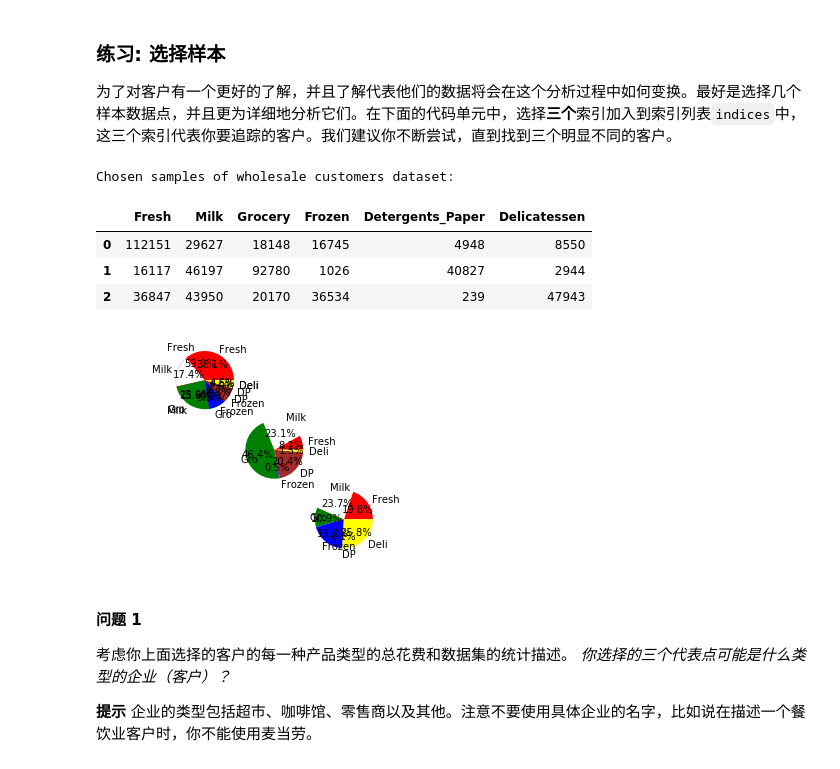
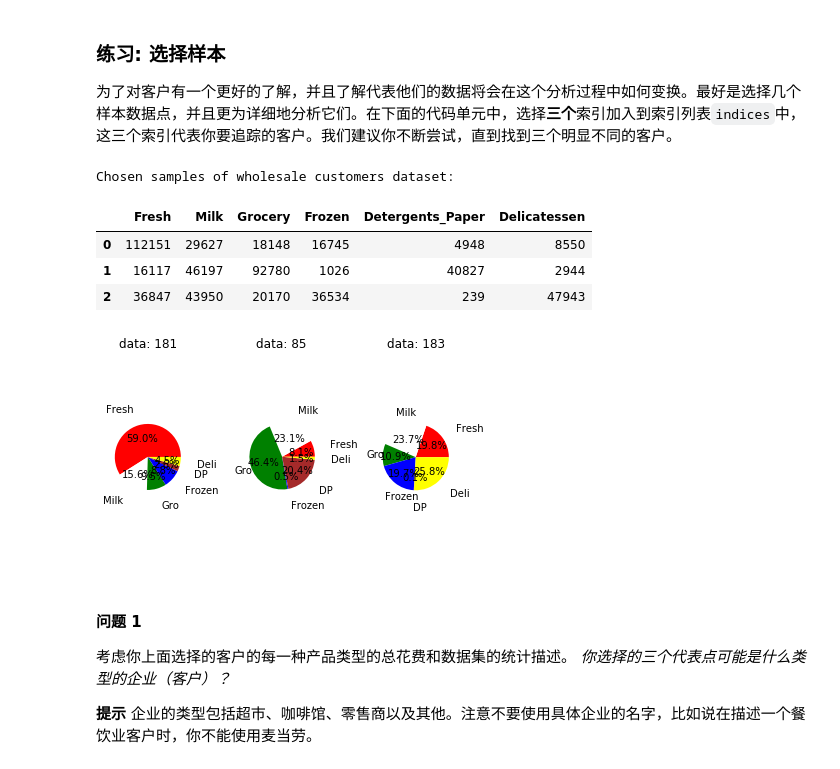
Before and after one commit to fengdasuk19/Udacity-MachineLearningNanoDegree, a Jupyter notebook: projects/customer_segments.old/customer_segments.ipynb, the cells around one changed output. Saved outputs shown, nothing was run; the diff lists cells and outputs as text; code cells hidden in the pictures.

Commit message:
Add some pies in subplots. Q1 and Q8 finished. Last thing 2 be done: data around Q3 need to be formatting.

```diff
--- a/projects/customer_segments.old/customer_segments.ipynb
+++ b/projects/customer_segments.old/customer_segments.ipynb
@@ -57,40 +65,45 @@ display(data.describe())
 ### 练习: 选择样本
 为了对客户有一个更好的了解，并且了解代表他们的数据将会在这个分析过程中如何变换。最好是选择几个样本数据点，并且更为详细地分析它们。在下面的代码单元中，选择**三个**索引加入到索引列表`indices`中，这三个索引代表你要追踪的客户。我们建议你不断尝试，直到找到三个明显不同的客户。
 # %%
-
 # TODO：从数据集中选择三个你希望抽样的数据点的索引
 import matplotlib.pyplot as plt
 x0 = data.loc[data['Fresh'].idxmax()]            #maybe restaurant
 x1 = data.loc[data['Milk'].idxmax()]
 x2 = data.loc[data['Grocery'].idxmax()]          #maybe supermarket
 x3 = data.loc[data['Frozen'].idxmax()]
 x4 = data.loc[data['Detergents_Paper'].idxmax()]
 x5 = data.loc[data['Delicatessen'].idxmax()]     #maybe retailer
 
 # Idea: maybe I can get the index of row with max number in each column,
 #       then draw pictures like pie chart to see their structure.(Add: 161101)
 labels = ['Fresh', 'Milk', 'Gro', 'Frozen', 'DP', 'Deli'] # Gro means 'Grocery', DP means 'Detergents_Paper', Deli means 'Delicatessen'
 colors = ['red', 'white', 'green', 'blue', 'brown', 'yellow']
 
-plt.pie(x0, labels=labels, colors=colors, autopct='%1.1f%%', center=(0,12), radius=2.5, labeldistance=1.2) # Maybe restaurant
-plt.pie(x2, labels=labels, colors=colors, autopct='%1.1f%%', center=(6,6), radius=2.5, labeldistance=1.2) # Maybe grocery store
-plt.pie(x5, labels=labels, colors=colors, autopct='%1.1f%%', center=(12,0), radius=2.5, labeldistance=1.2) # Maybe supermartket
-plt.pie(data.mean(), labels=labels, colors=colors, autopct='%1.1f%%', center=(0,12), radius=2.5, labeldistance=1.2) # average
-plt.axis('equal')
+f, (ax1, ax2, ax3) = plt.subplots(1, 3, sharey='col')
+plt.tight_layout(pad=3)
+ax1.pie(x0, labels=labels, colors=colors, autopct='%1.1f%%', center=(0,0), radius=2.5, labeldistance=1.5) # Maybe restaurant
+ax2.pie(x2, labels=labels, colors=colors, autopct='%1.1f%%', center=(6,6), radius=2.5, labeldistance=1.5) # Maybe supermarket
+ax3.pie(x5, labels=labels, colors=colors, autopct='%1.1f%%', center=(12,0), radius=2.5, labeldistance=1.5) # Maybe retailer
+ax1.axis('equal')
+ax2.axis('equal')
+ax3.axis('equal')
+ax1.set_title('data: {}'.format(data['Fresh'].idxmax()))
+ax2.set_title('data: {}'.format(data['Grocery'].idxmax()))
+ax3.set_title('data: {}'.format(data['Delicatessen'].idxmax()))
 
 indices = [data['Fresh'].idxmax(), data['Grocery'].idxmax(), data['Delicatessen'].idxmax()]
 
 # 为选择的样本建立一个DataFrame
 samples = pd.DataFrame(data.loc[indices], columns = data.keys()).reset_index(drop = True)
 print "Chosen samples of wholesale customers dataset:"
 display(samples)
 # %% [output]
 Chosen samples of wholesale customers dataset:
 |  | Fresh | Milk | Grocery | Frozen | Detergents_Paper | Delicatessen |
 | 0 | 112151 | 29627 | 18148 | 16745 | 4948 | 8550 |
 | 1 | 16117 | 46197 | 92780 | 1026 | 40827 | 2944 |
 | 2 | 36847 | 43950 | 20170 | 36534 | 239 | 47943 |
-[figure, old version]
+[figure, new version]
 # %% [markdown]
 #### 问题 1
 考虑你上面选择的客户的每一种产品类型的总花费和数据集的统计描述。
```
Also changed, not shown: parts of 21 cells of this notebook.
